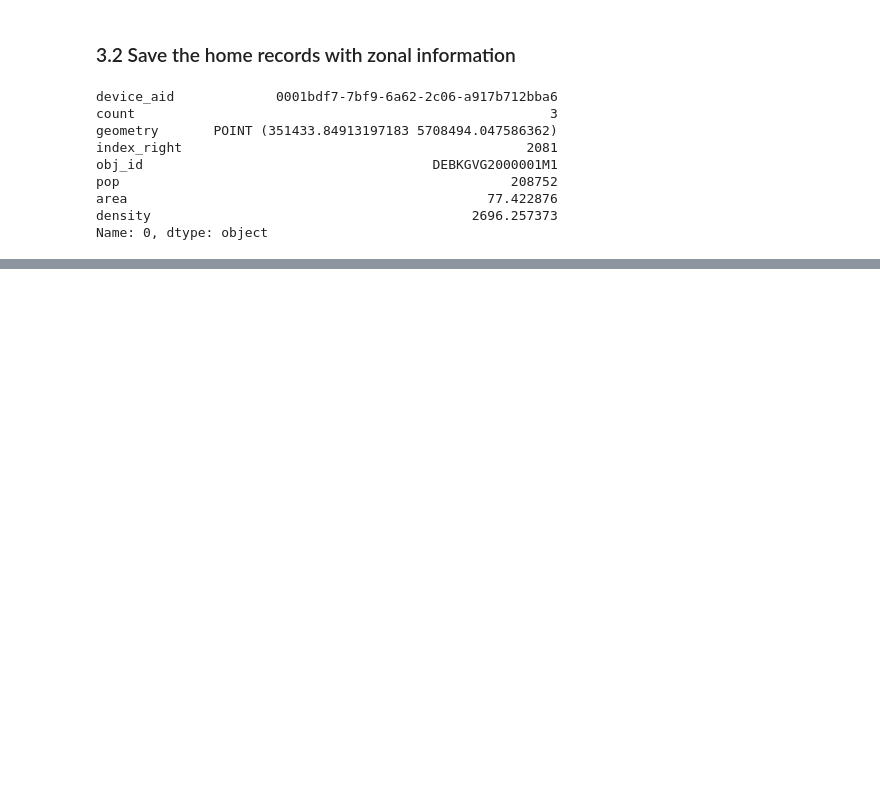
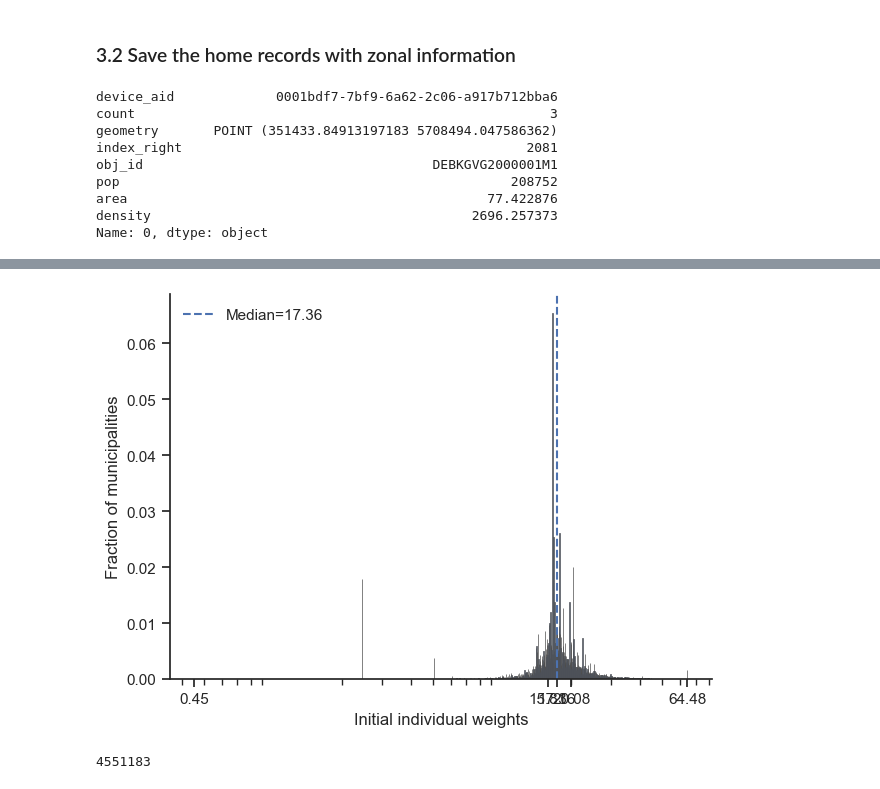
Before and after one commit to MobiSegInsights/nine-euro-ticket-de, a Jupyter notebook: src/data_etl/12-pop-home-weight-muni.ipynb, the cells around one changed output, grey strips where cells are left out. Saved outputs shown, nothing was run; the diff lists cells and outputs as text; code cells hidden in the pictures; blank space fills up the shorter version.

```diff
--- a/src/12-population-home-weighting.ipynb
+++ b/src/data_etl/12-pop-home-weight-muni.ipynb
@@ -285,0 +319,16 @@ gdf_h_mun[['device_aid', 'latitude', 'longitude', 'count', 'obj_id', 'pop', 'are
+# %%
+w0 = ((np.std(df_h.loc[:, 'wt_p']) / np.mean(df_h.loc[:, 'wt_p'])) ** 2 + 1) ** 0.5 * 3.5 * np.median(df_h.loc[:, 'wt_p'])
+df_h.loc[df_h['wt_p'] > w0, 'wt_p'] = w0
+# %%
+var = 'wt_p'
+one_column_distr(data=df_h, col=var,
+                 col_name='Initial individual weights',
+                 xticks=ticks_q(data=df_h, var=var),
+                 filename='weights')
+# %% [output]
+[figure, added]
+# %%
+df_h[['device_aid', 'wt_p']].to_sql('weight', engine, schema='public', index=False,
+                                    method='multi', if_exists='replace', chunksize=10000)
+# %% [output]
+4551183
```
Also changed, not shown: parts of 13 cells of this notebook, 26 other files.
